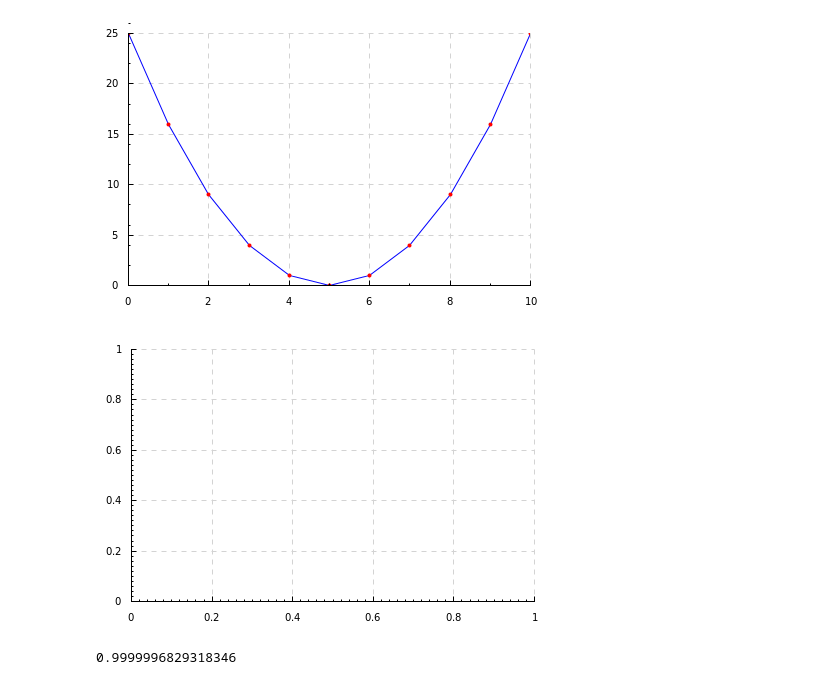
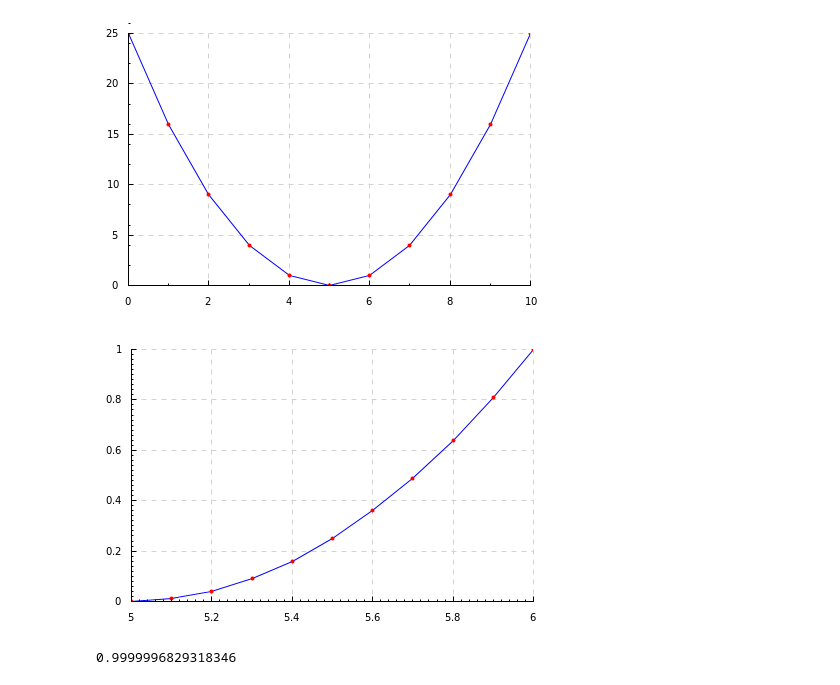
Before and after one commit to lbovet/fthink, a Jupyter notebook: First Lesson.ipynb, the cells around one changed output. Drawn from its saved outputs; the diff is of its cells as text; code cells hidden in the pictures.

```diff
--- a/First Lesson.ipynb
+++ b/First Lesson.ipynb
@@ -50,9 +50,9 @@ plot ( \x -> square (x - 5) )
 # %% [output]
 [figure]
 # %%
-plotr ( \x -> square (x - 5) ) 1 0.1 6.0
+plotr ( \x -> square (x - 5) ) 5 0.1 6.0
 # %% [output]
-[figure, old version]
+[figure, new version]
 # %%
 import GHC.Float (sin)
 sin 1.57
```
Also changed, not shown: parts of 6 cells of this notebook.
